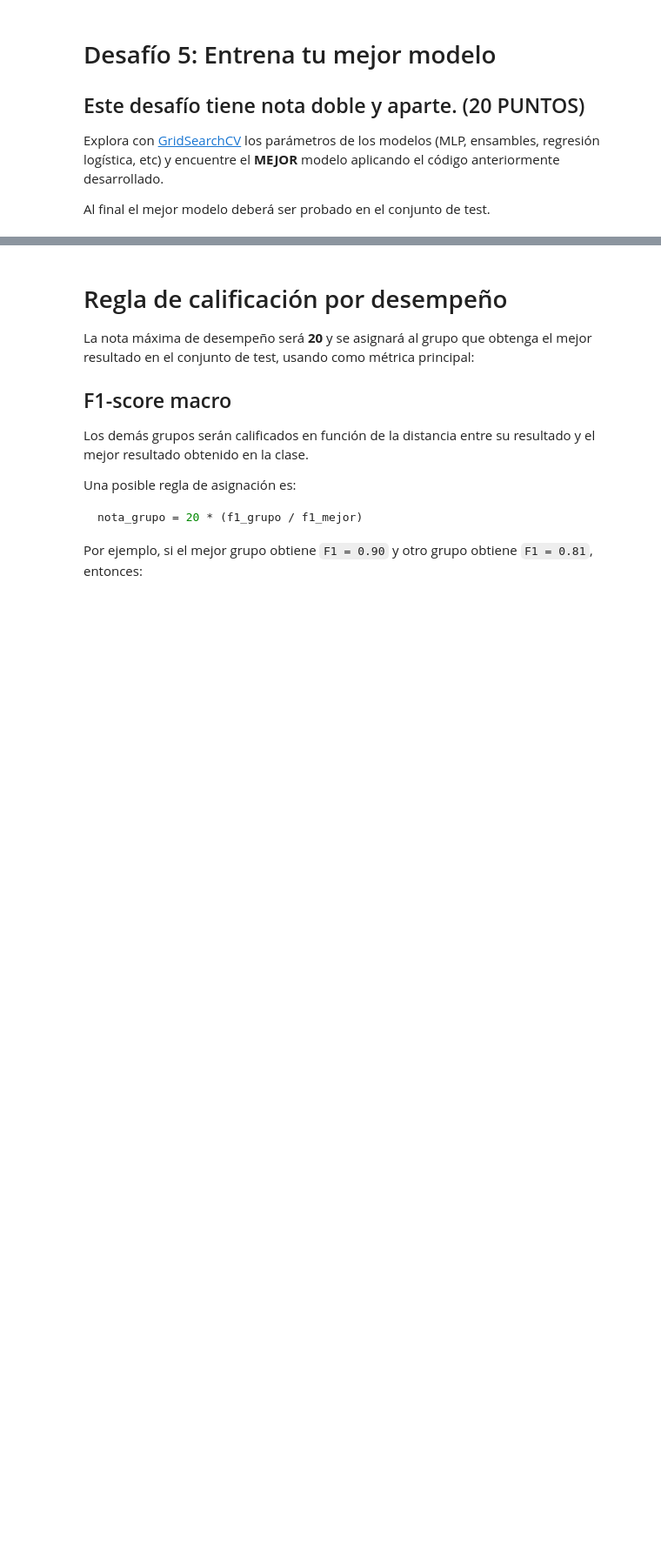
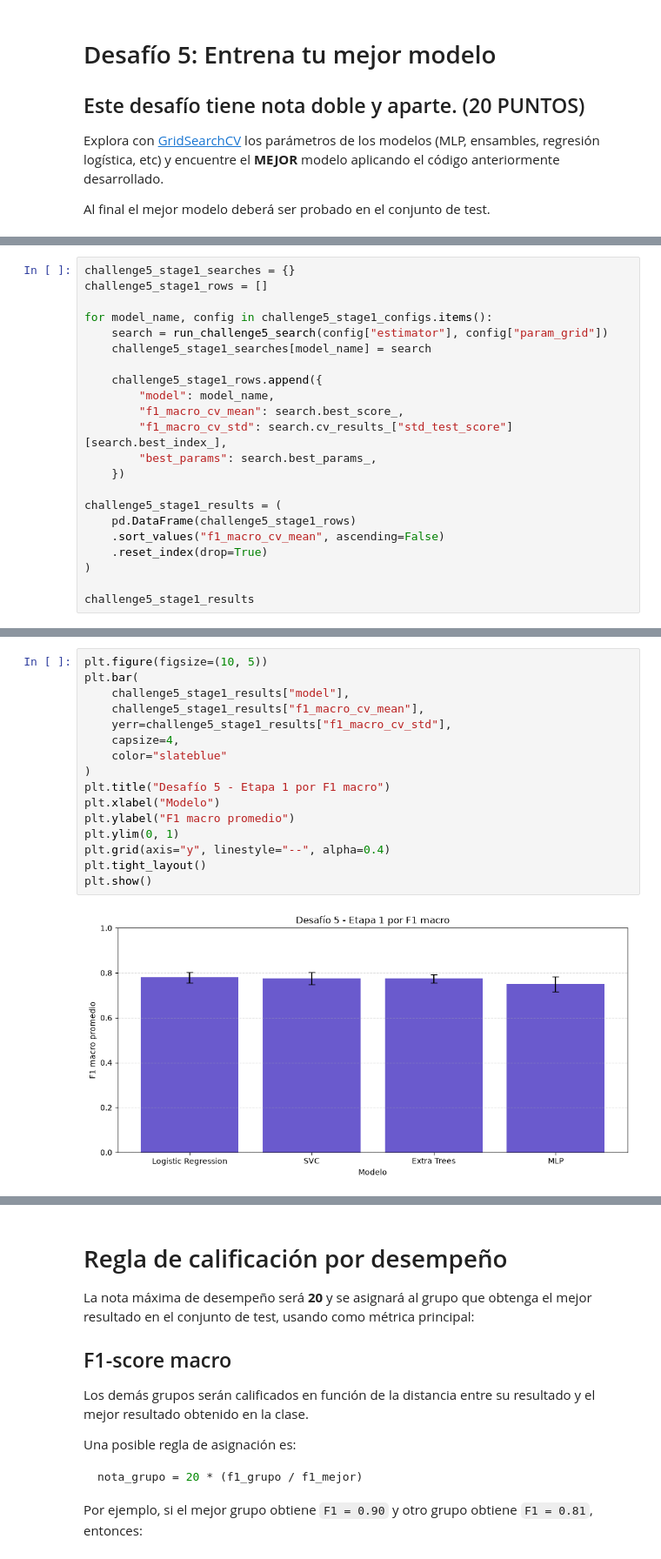
Before and after one commit to nico-0107/LaboratorioFinal-IA, a Jupyter notebook: laboratorio_final_ia.ipynb, the cells around one changed output, grey strips where cells are left out. Shown at 87% size. Cells and saved outputs as stored; diff of their text form; blank space fills up the shorter version.

```diff
--- a/laboratorio_final_ia.ipynb
+++ b/laboratorio_final_ia.ipynb
@@ -551,0 +722,22 @@ Al final el mejor modelo deberá ser probado en el conjunto de test.
+# %%
+challenge5_stage1_searches = {}
+challenge5_stage1_rows = []
+
+for model_name, config in challenge5_stage1_configs.items():
+    search = run_challenge5_search(config["estimator"], config["param_grid"])
+    challenge5_stage1_searches[model_name] = search
+
+    challenge5_stage1_rows.append({
+        "model": model_name,
+        "f1_macro_cv_mean": search.best_score_,
+        "f1_macro_cv_std": search.cv_results_["std_test_score"][search.best_index_],
+        "best_params": search.best_params_,
+    })
+
+challenge5_stage1_results = (
+    pd.DataFrame(challenge5_stage1_rows)
+    .sort_values("f1_macro_cv_mean", ascending=False)
+    .reset_index(drop=True)
+)
+
+challenge5_stage1_results
@@ -551,0 +750,18 @@ Al final el mejor modelo deberá ser probado en el conjunto de test.
+# %%
+plt.figure(figsize=(10, 5))
+plt.bar(
+    challenge5_stage1_results["model"],
+    challenge5_stage1_results["f1_macro_cv_mean"],
+    yerr=challenge5_stage1_results["f1_macro_cv_std"],
+    capsize=4,
+    color="slateblue"
+)
+plt.title("Desafío 5 - Etapa 1 por F1 macro")
+plt.xlabel("Modelo")
+plt.ylabel("F1 macro promedio")
+plt.ylim(0, 1)
+plt.grid(axis="y", linestyle="--", alpha=0.4)
+plt.tight_layout()
+plt.show()
+# %% [output]
+[figure, added]
```
Also changed, not shown: parts of 18 cells of this notebook, 2 other files.
